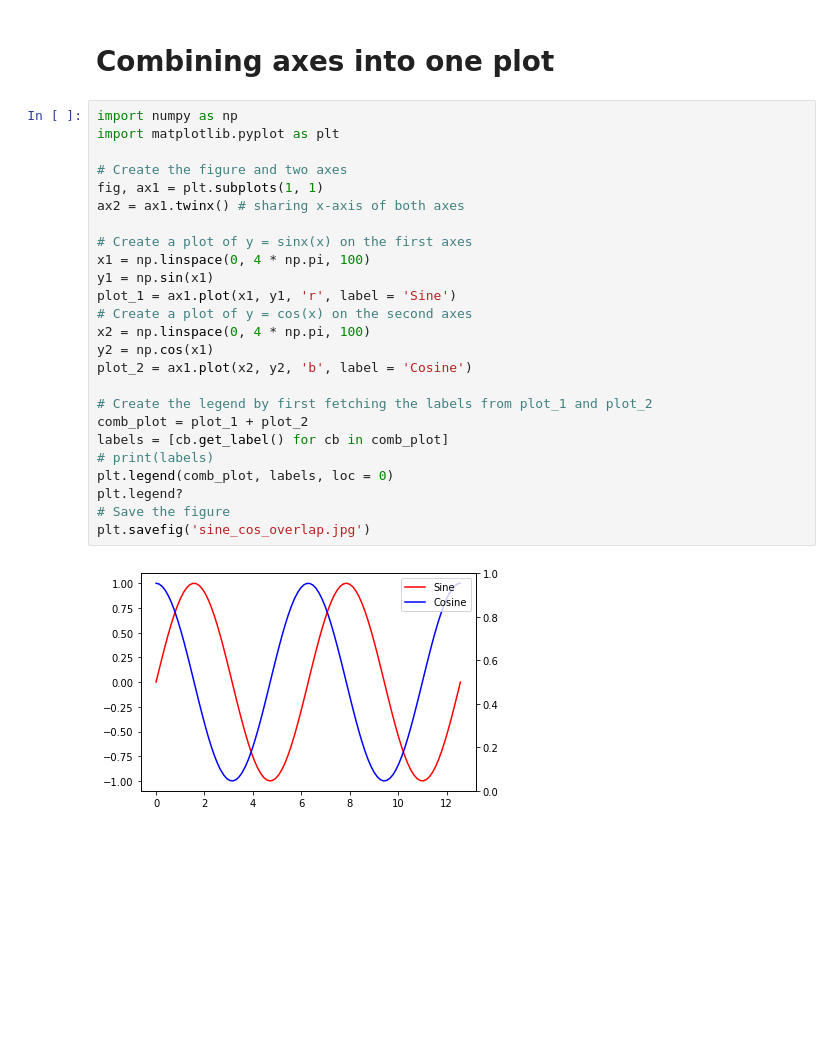
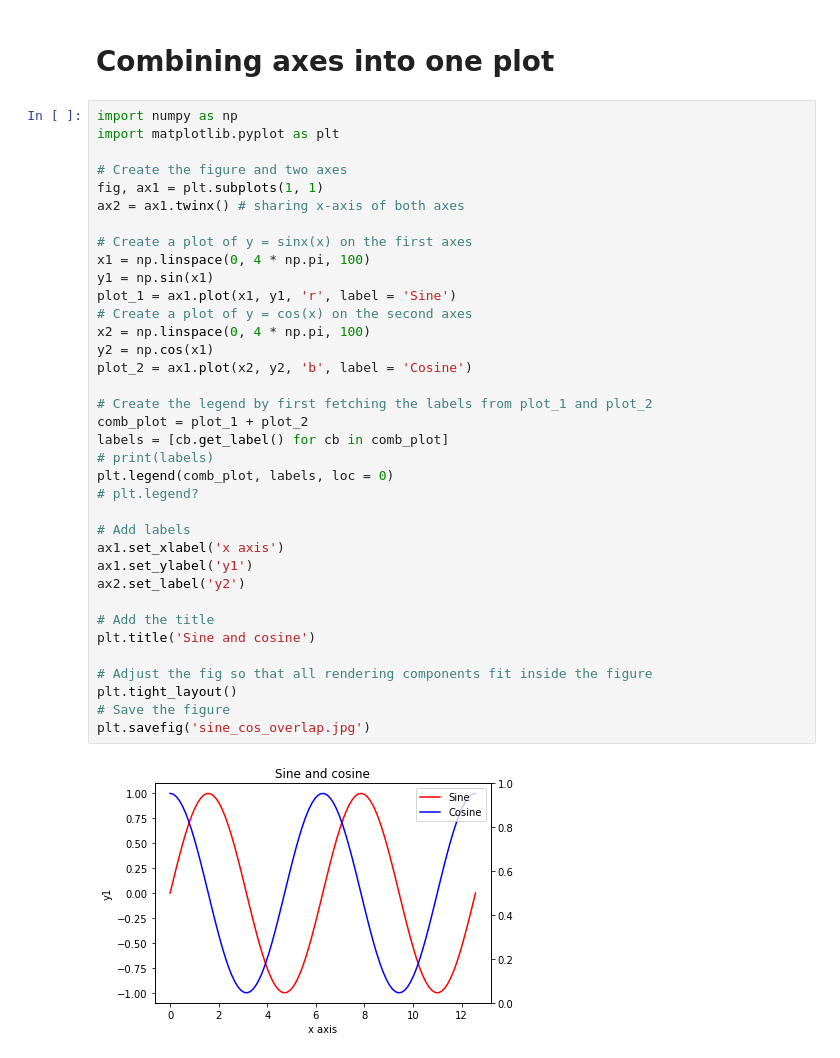
Before and after one commit to Rahul14237/python, a Jupyter notebook: learnings/matplotlib_learnings.ipynb, the cells around one changed output. Cells and saved outputs as stored; diff of their text form; blank space fills up the shorter version.

```diff
--- a/learnings/matplotlib_learnings.ipynb
+++ b/learnings/matplotlib_learnings.ipynb
@@ -42,27 +42,38 @@ plt.savefig('sine_cos.png')
 # %%
 import numpy as np
 import matplotlib.pyplot as plt
 
 # Create the figure and two axes
 fig, ax1 = plt.subplots(1, 1)
 ax2 = ax1.twinx() # sharing x-axis of both axes
 
 # Create a plot of y = sinx(x) on the first axes
 x1 = np.linspace(0, 4 * np.pi, 100)
 y1 = np.sin(x1)
 plot_1 = ax1.plot(x1, y1, 'r', label = 'Sine')
 # Create a plot of y = cos(x) on the second axes
 x2 = np.linspace(0, 4 * np.pi, 100)
 y2 = np.cos(x1)
 plot_2 = ax1.plot(x2, y2, 'b', label = 'Cosine')
 
 # Create the legend by first fetching the labels from plot_1 and plot_2
 comb_plot = plot_1 + plot_2
 labels = [cb.get_label() for cb in comb_plot]
 # print(labels)
 plt.legend(comb_plot, labels, loc = 0)
-plt.legend?
+# plt.legend?
+
+# Add labels
+ax1.set_xlabel('x axis')
+ax1.set_ylabel('y1')
+ax2.set_label('y2')
+
+# Add the title
+plt.title('Sine and cosine')
+
+# Adjust the fig so that all rendering components fit inside the figure
+plt.tight_layout()
 # Save the figure
 plt.savefig('sine_cos_overlap.jpg')
 # %% [output]
-[figure, old version]
+[figure, new version]
```
